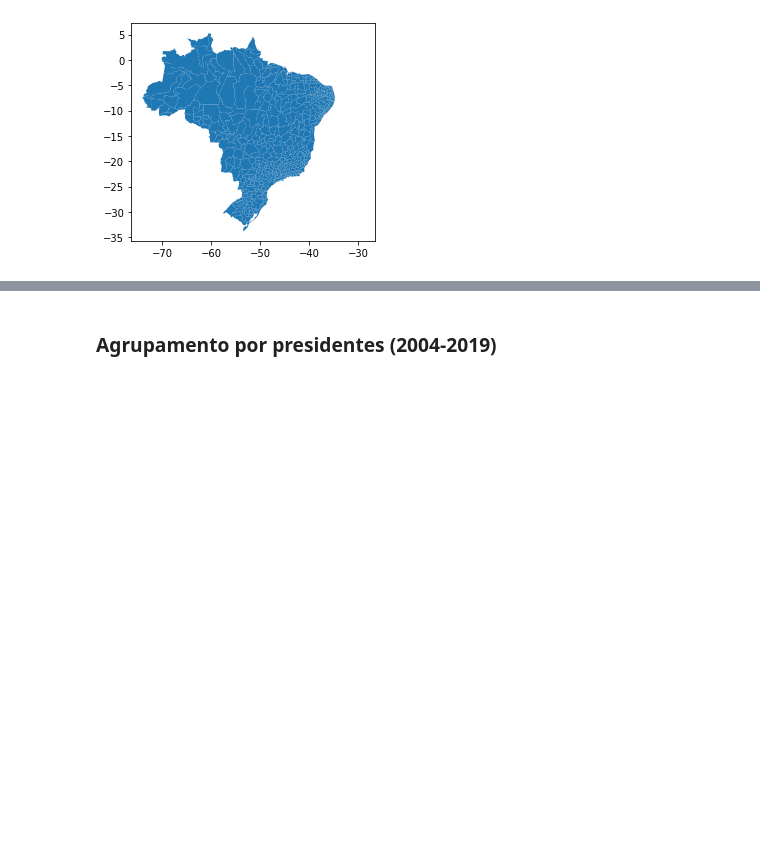
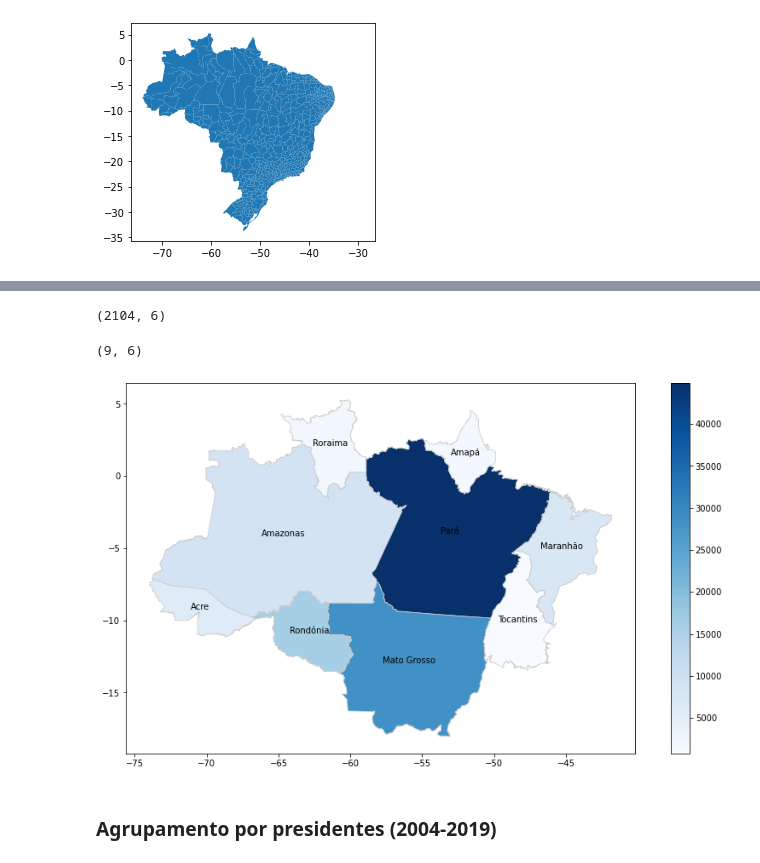
Before and after one commit to thiagomrs/icd2021projetoFinal, a Jupyter notebook: DesmatamentoDaAmazônia.ipynb, the cells around one changed output, grey strips where cells are left out. Cells and saved outputs as stored; diff of their text form; code cells hidden in the pictures; blank space fills up the shorter version.

Commit message:
Plot first map with the firespots data

```diff
--- a/DesmatamentoDaAmazônia.ipynb
+++ b/DesmatamentoDaAmazônia.ipynb
@@ -503,3 +543,6 @@ amazon_fires_df.groupby(['month','state'])['firespots'].mean().unstack().plot(ax
 # %% [output]
 <AxesSubplot:xlabel='month'>
 [figure]
+# %%
+sum_firespots_per_state_and_year = amazon_fires_df.groupby(['state', 'year'])['firespots'].sum()
+sum_firespots_per_state_and_year
@@ -505,0 +563,3 @@ amazon_fires_df.groupby(['month','state'])['firespots'].mean().unstack().plot(ax
+# %%
+mean_firespots_per_state = sum_firespots_per_state_and_year.groupby('state').mean()
+mean_firespots_per_state
@@ -578,0 +659,3 @@ brazil_microregions_map_df.plot()
+# %%
+amazon_fires_brazil_map_df = pd.merge(brazil_map_df, mean_firespots_per_state, how='inner', left_on='NM_UF', right_on='state')
+amazon_fires_brazil_map_df.sort_values(by='firespots')
@@ -579,10 +673,17 @@ brazil_microregions_map_df.plot()
+# %%
+amazon_fires_df.shape
+# %% [output]
+(2104, 6)
+# %%
+amazon_fires_brazil_map_df.shape
+# %% [output]
+(9, 6)
 # %%
-map_df = pd.merge(brazil_map_df, city_count, how='inner', left_on='NOME', right_on='nome_cidade')
-# map_df
+ax = amazon_fires_brazil_map_df.plot(column=amazon_fires_brazil_map_df['firespots'], cmap='Blues', linewidth=0.8, edgecolor='0.8', legend=True, figsize=(15,8))
 
-ax = map_df.plot(column=city_count['count'], cmap='Blues', linewidth=0.8, edgecolor='0.8', legend=True, figsize=(15,8))
-
-map_df.apply(lambda x: ax.annotate(s=x.NOME, xy=x.geometry.centroid.coords[0], ha='center'),axis=1);
+amazon_fires_brazil_map_df.apply(lambda x: ax.annotate(s=x.NM_UF, xy=x.geometry.centroid.coords[0], ha='center'),axis=1);
+# %% [output]
+[figure, added]
 # %% [markdown]
 ### Agrupamento por presidentes (2004-2019)
 # %% [markdown]
```
Also changed, not shown: parts of 17 cells of this notebook.
